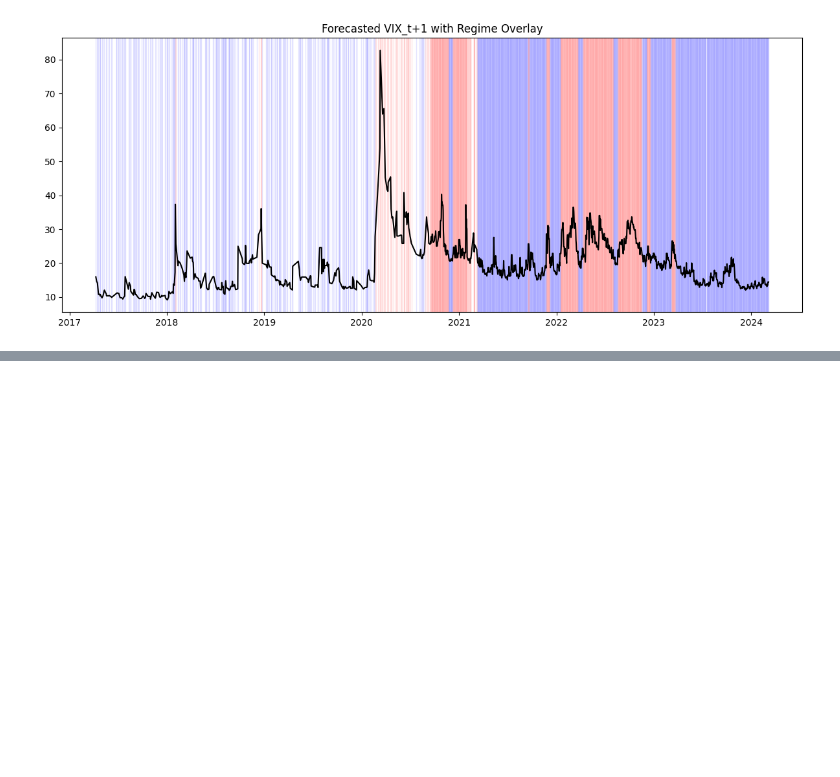
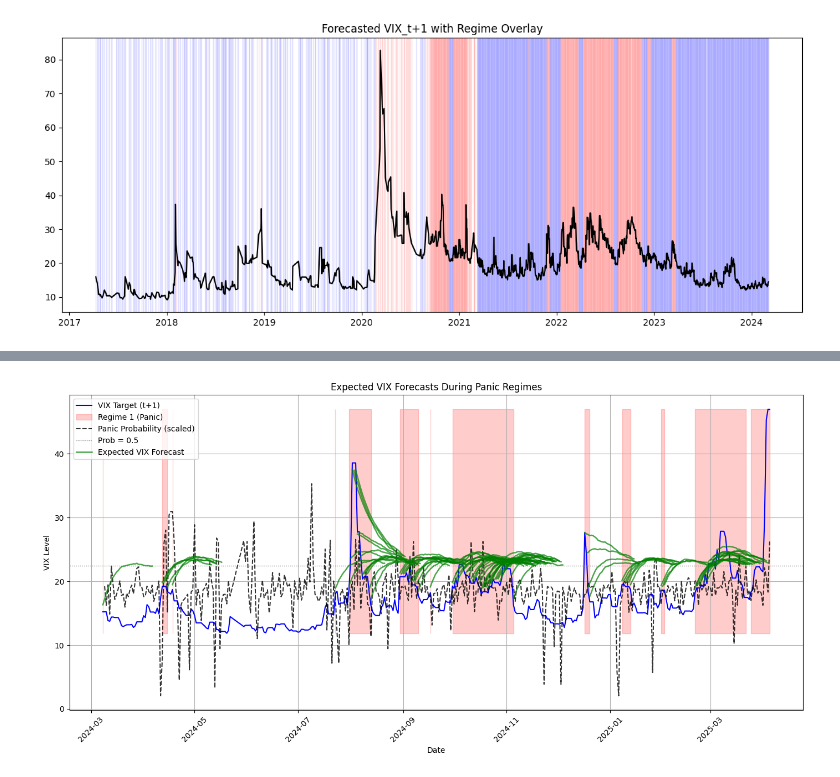
Before and after one commit to DylanSuniaga/VIXNLP, a Jupyter notebook: finnhub_news/macro_analysis.ipynb, the cells around one changed output, grey strips where cells are left out. Saved outputs shown, nothing was run; the diff lists cells and outputs as text; code cells hidden in the pictures; blank space fills up the shorter version.

```diff
--- a/finnhub_news/macro_analysis.ipynb
+++ b/finnhub_news/macro_analysis.ipynb
@@ -462,0 +396,69 @@ plt.show()
+# %%
+forecast_horizon = 30
+expected_paths = []
+
+# Loop through each test point where regime == 1
+for idx in range(len(test_df) - forecast_horizon):
+    row = test_df.iloc[idx]
+    if row['regime_t'] == 1:
+        vix_start = row['vix_target_t+1']
+        regime_start = row['regime_t']
+
+        # Simulate forecasts from this point
+        sim_paths, _ = simulate_vix_paths_ar(
+            n_days=forecast_horizon,
+            n_paths=1000,
+            start_val=vix_start,
+            start_regime=regime_start,
+            phi_0=phi_0,
+            phi_1=phi_1,
+            sigma_0=sigma_0,
+            sigma_1=sigma_1,
+            transition_matrix=transition_matrix_forecast
+        )
+
+        # Use expected value (mean forecast) — or replace with np.median(...) if preferred
+        expected_path = np.mean(sim_paths, axis=0)
+
+        # Align with index
+        future_dates = test_df.index[idx:idx + forecast_horizon]
+        if len(future_dates) == forecast_horizon:
+            expected_paths.append((future_dates, expected_path))
+
+# === Plot ===
+plt.figure(figsize=(14, 7))
+
+# Plot actual VIX
+plt.plot(test_df.index, test_df["vix_target_t+1"], label="VIX Target (t+1)", color="blue")
+
+# Highlight panic regime areas
+plt.fill_between(
+    test_df.index,
+    test_df["vix_target_t+1"].min(),
+    test_df["vix_target_t+1"].max(),
+    where=test_df["regime_t"] == 1,
+    color="red",
+    alpha=0.2,
+    label="Regime 1 (Panic)"
+)
+
+# Plot scaled panic probability
+scaled_prob = test_df["panic_prob_t+1"] * (test_df["vix_target_t+1"].max() - 2)
+plt.plot(test_df.index, scaled_prob, label="Panic Probability (scaled)", color="black", linestyle="--", alpha=0.8)
+plt.axhline(y=0.5 * (test_df["vix_target_t+1"].max() - 2), color="gray", linestyle=":", linewidth=1, label="Prob = 0.5")
+
+# Plot expected forecast paths (mean or median)
+for dates, path in expected_paths:
+    plt.plot(dates, path, color="green", alpha=0.7, linewidth=1.8, label="Expected VIX Forecast" if 'Expected VIX Forecast' not in plt.gca().get_legend_handles_labels()[1] else "")
+
+# Finalize
+plt.title("Expected VIX Forecasts During Panic Regimes")
+plt.xlabel("Date")
+plt.ylabel("VIX Level")
+plt.legend(loc="upper left")
+plt.grid(True)
+plt.xticks(rotation=45)
+plt.tight_layout()
+plt.show()
+# %% [output]
+[figure, added]
```
Also changed, not shown: parts of 33 cells of this notebook.
